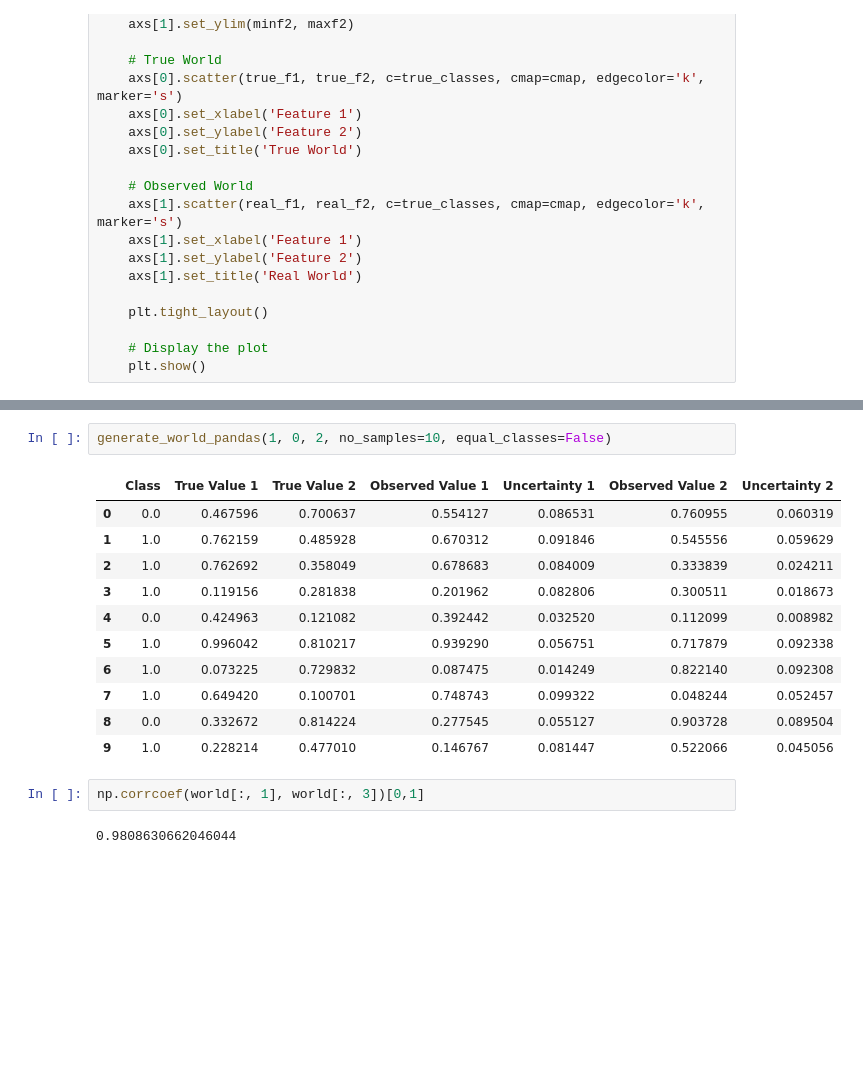
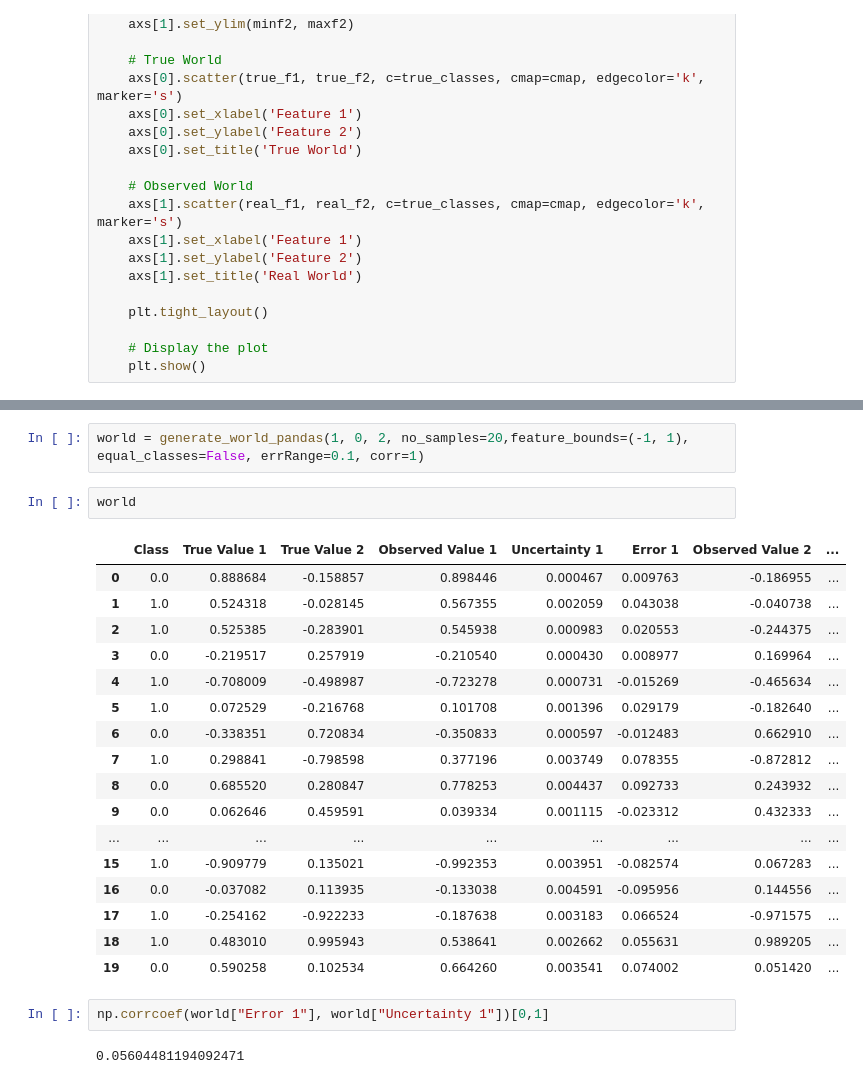
Before and after one commit to TilenG2/uncertain-world-gen, a Jupyter notebook: scripting/world_gen.ipynb, the cells around one changed output, grey strips where cells are left out. Cells and saved outputs as stored; diff of their text form; blank space fills up the shorter version.

```diff
--- a/scripting/world_gen.ipynb
+++ b/scripting/world_gen.ipynb
@@ -150,18 +241,26 @@ draw.draw_true_world(world)
 # %%
-generate_world_pandas(1, 0, 2, no_samples=10, equal_classes=False)
+world = generate_world_pandas(1, 0, 2, no_samples=20,feature_bounds=(-1, 1), equal_classes=False, errRange=0.1, corr=1)
-# %% [output]
-|  | Class | True Value 1 | True Value 2 | Observed Value 1 | Uncertainty 1 | Observed Value 2 | Uncertainty 2 |
-| 0 | 0.0 | 0.467596 | 0.700637 | 0.554127 | 0.086531 | 0.760955 | 0.060319 |
-| 1 | 1.0 | 0.762159 | 0.485928 | 0.670312 | 0.091846 | 0.545556 | 0.059629 |
-| 2 | 1.0 | 0.762692 | 0.358049 | 0.678683 | 0.084009 | 0.333839 | 0.024211 |
-| 3 | 1.0 | 0.119156 | 0.281838 | 0.201962 | 0.082806 | 0.300511 | 0.018673 |
-| 4 | 0.0 | 0.424963 | 0.121082 | 0.392442 | 0.032520 | 0.112099 | 0.008982 |
-| 5 | 1.0 | 0.996042 | 0.810217 | 0.939290 | 0.056751 | 0.717879 | 0.092338 |
-| 6 | 1.0 | 0.073225 | 0.729832 | 0.087475 | 0.014249 | 0.822140 | 0.092308 |
-| 7 | 1.0 | 0.649420 | 0.100701 | 0.748743 | 0.099322 | 0.048244 | 0.052457 |
-| 8 | 0.0 | 0.332672 | 0.814224 | 0.277545 | 0.055127 | 0.903728 | 0.089504 |
-| 9 | 1.0 | 0.228214 | 0.477010 | 0.146767 | 0.081447 | 0.522066 | 0.045056 |
+# %%
+world
+# %% [output]
+|  | Class | True Value 1 | True Value 2 | Observed Value 1 | Uncertainty 1 | Error 1 | Observed Value 2 | ... |
+| 0 | 0.0 | 0.888684 | -0.158857 | 0.898446 | 0.000467 | 0.009763 | -0.186955 | ... |
+| 1 | 1.0 | 0.524318 | -0.028145 | 0.567355 | 0.002059 | 0.043038 | -0.040738 | ... |
+| 2 | 1.0 | 0.525385 | -0.283901 | 0.545938 | 0.000983 | 0.020553 | -0.244375 | ... |
+| 3 | 0.0 | -0.219517 | 0.257919 | -0.210540 | 0.000430 | 0.008977 | 0.169964 | ... |
+| 4 | 1.0 | -0.708009 | -0.498987 | -0.723278 | 0.000731 | -0.015269 | -0.465634 | ... |
+| 5 | 1.0 | 0.072529 | -0.216768 | 0.101708 | 0.001396 | 0.029179 | -0.182640 | ... |
+| 6 | 0.0 | -0.338351 | 0.720834 | -0.350833 | 0.000597 | -0.012483 | 0.662910 | ... |
+| 7 | 1.0 | 0.298841 | -0.798598 | 0.377196 | 0.003749 | 0.078355 | -0.872812 | ... |
+| 8 | 0.0 | 0.685520 | 0.280847 | 0.778253 | 0.004437 | 0.092733 | 0.243932 | ... |
+| 9 | 0.0 | 0.062646 | 0.459591 | 0.039334 | 0.001115 | -0.023312 | 0.432333 | ... |
+| ... | ... | ... | ... | ... | ... | ... | ... | ... |
+| 15 | 1.0 | -0.909779 | 0.135021 | -0.992353 | 0.003951 | -0.082574 | 0.067283 | ... |
+| 16 | 0.0 | -0.037082 | 0.113935 | -0.133038 | 0.004591 | -0.095956 | 0.144556 | ... |
+| 17 | 1.0 | -0.254162 | -0.922233 | -0.187638 | 0.003183 | 0.066524 | -0.971575 | ... |
+| 18 | 1.0 | 0.483010 | 0.995943 | 0.538641 | 0.002662 | 0.055631 | 0.989205 | ... |
+| 19 | 0.0 | 0.590258 | 0.102534 | 0.664260 | 0.003541 | 0.074002 | 0.051420 | ... |
 # %%
-np.corrcoef(world[:, 1], world[:, 3])[0,1]
+np.corrcoef(world["Error 1"], world["Uncertainty 1"])[0,1]
 # %% [output]
-0.9808630662046044
+0.05604481194092471
```
Also changed, not shown: parts of 8 cells of this notebook.
